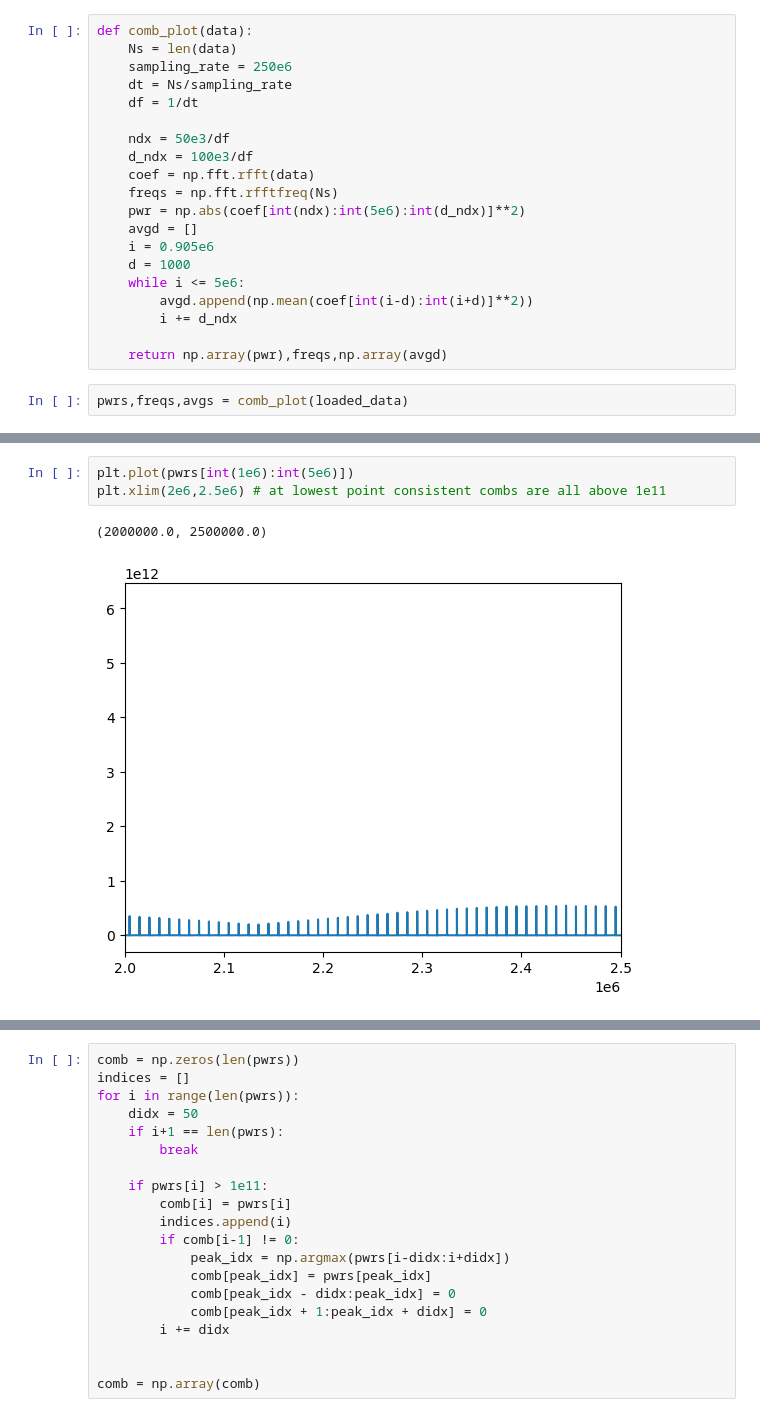
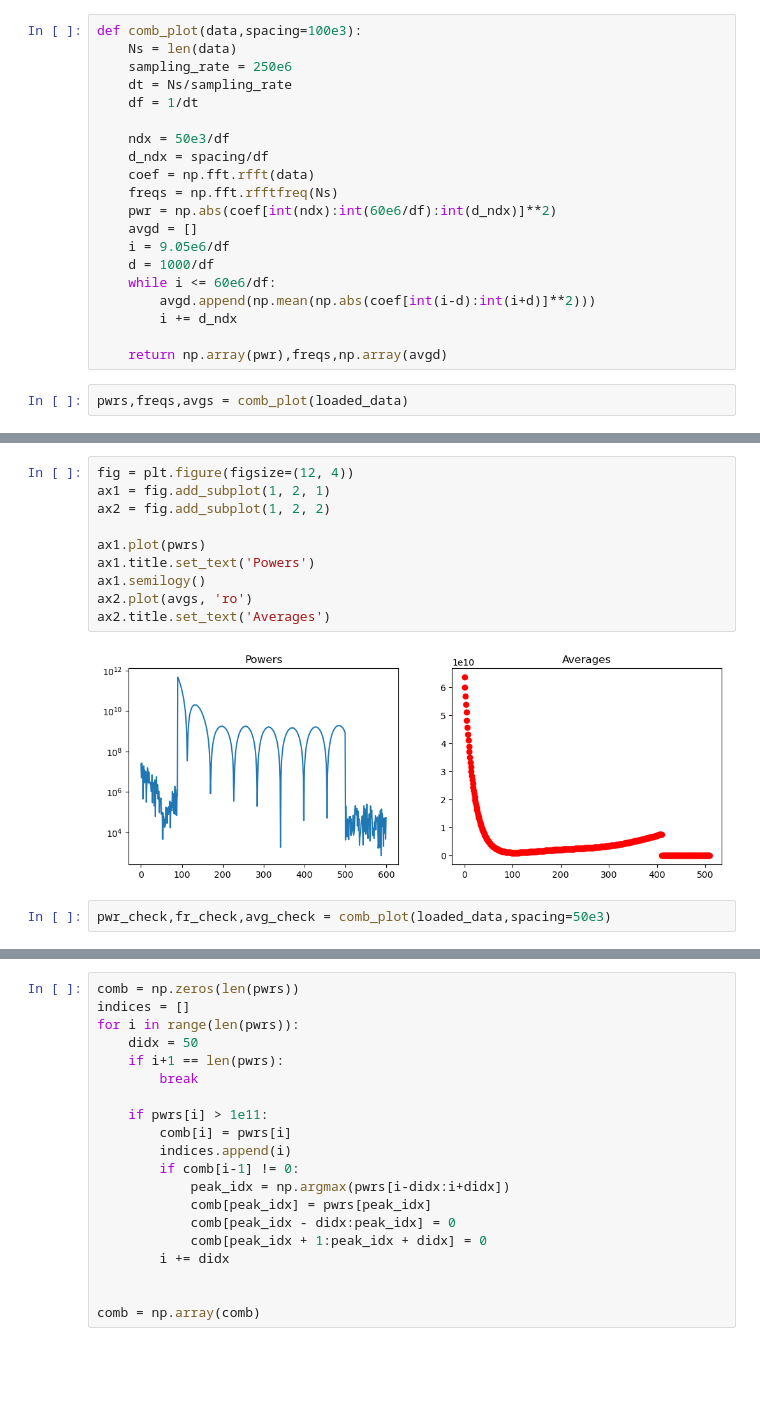
Before and after one commit to lusee-night/notebooks, a Jupyter notebook: calibrator/min_power.ipynb, the cells around one changed output, grey strips where cells are left out. Drawn from its saved outputs; the diff is of its cells as text; blank space fills up the shorter version.

```diff
--- a/calibrator/min_power.ipynb
+++ b/calibrator/min_power.ipynb
@@ -17,22 +17,22 @@ if convert:
     convert_to_npz("data/25mhz_240611_153549.csv", "undrifted.npz")
 loaded_data = load_from_npz("undrifted.npz")
 # %%
-def comb_plot(data):
+def comb_plot(data,spacing=100e3):
     Ns = len(data)
     sampling_rate = 250e6
     dt = Ns/sampling_rate
     df = 1/dt
 
     ndx = 50e3/df
-    d_ndx = 100e3/df
+    d_ndx = spacing/df
     coef = np.fft.rfft(data)
     freqs = np.fft.rfftfreq(Ns)
-    pwr = np.abs(coef[int(ndx):int(5e6):int(d_ndx)]**2)
+    pwr = np.abs(coef[int(ndx):int(60e6/df):int(d_ndx)]**2)
     avgd = []
-    i = 0.905e6
-    d = 1000
-    while i <= 5e6:
-        avgd.append(np.mean(coef[int(i-d):int(i+d)]**2))
+    i = 9.05e6/df
+    d = 1000/df
+    while i <= 60e6/df:
+        avgd.append(np.mean(np.abs(coef[int(i-d):int(i+d)]**2)))
         i += d_ndx
 
     return np.array(pwr),freqs,np.array(avgd)
@@ -53,6 +41,14 @@ plt.plot(avgs,'ro')
-# %%
-plt.plot(pwrs[int(1e6):int(5e6)])
-plt.xlim(2e6,2.5e6) # at lowest point consistent combs are all above 1e11
-# %% [output]
-(2000000.0, 2500000.0)
-[figure, removed]
+# %%
+fig = plt.figure(figsize=(12, 4))
+ax1 = fig.add_subplot(1, 2, 1)
+ax2 = fig.add_subplot(1, 2, 2)
+
+ax1.plot(pwrs)
+ax1.title.set_text('Powers')
+ax1.semilogy()
+ax2.plot(avgs, 'ro')
+ax2.title.set_text('Averages')
+# %% [output]
+[figure, added]
+# %%
+pwr_check,fr_check,avg_check = comb_plot(loaded_data,spacing=50e3)
```
Also changed, not shown: parts of 7 cells of this notebook.
